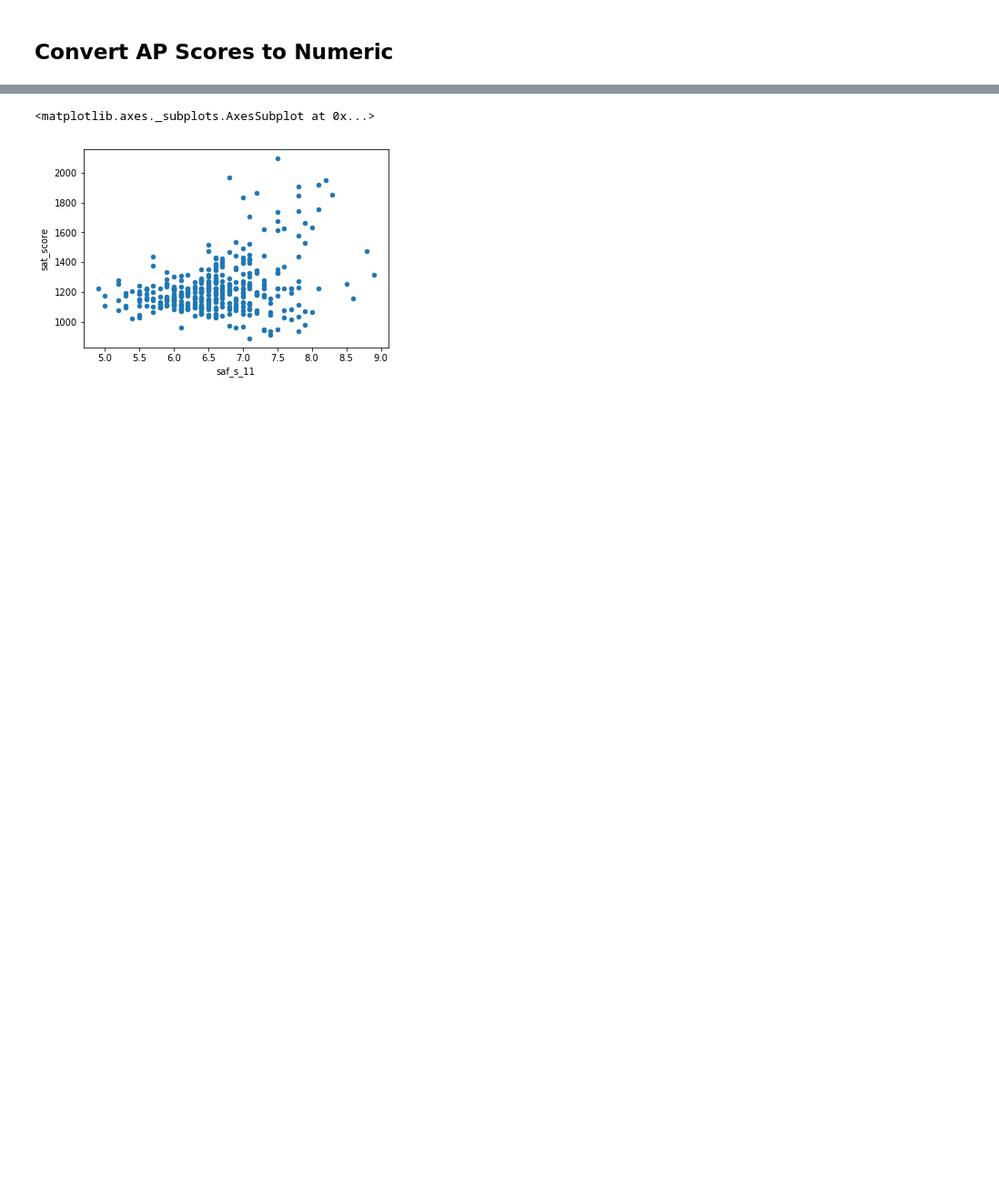
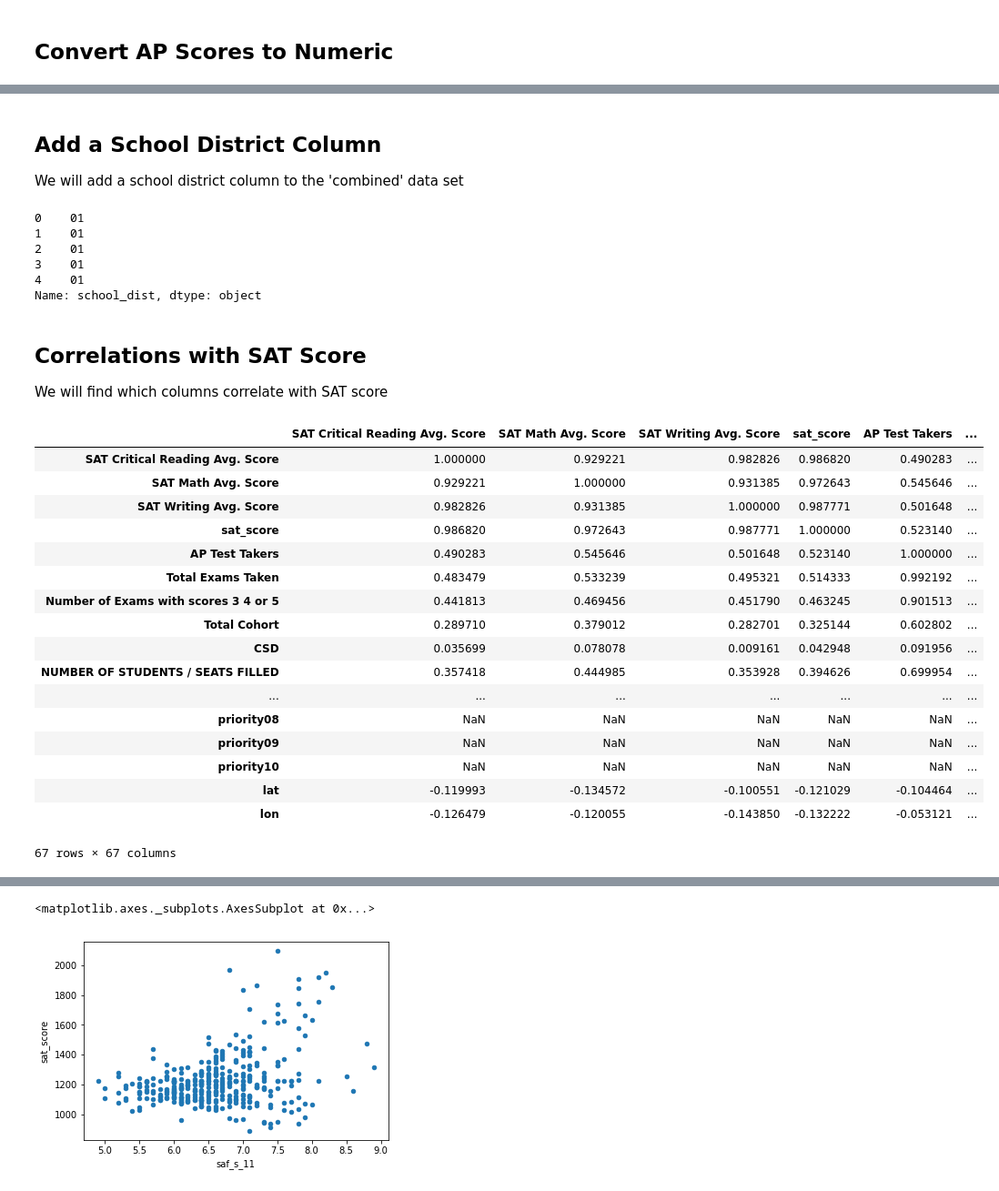
Before and after one commit to ChrisJESmith/DataScience-Projects, a Jupyter notebook: Project 06 - Analysing NYC High School Data.ipynb, the cells around one changed output, grey strips where cells are left out. Shown at 91% size. Drawn from its saved outputs; the diff is of its cells as text; code cells hidden in the pictures; blank space fills up the shorter version.

```diff
--- a/Project 06 - Analysing NYC High School Data.ipynb
+++ b/Project 06 - Analysing NYC High School Data.ipynb
@@ -231,0 +101,14 @@ print(data["graduation"][0:10])
+# %%
+# we will read the above data sets into a dictionary
+# the key for the dictionary will be the name of the file, and its value will be the data set itself
+
+data_files = [
+    "ap_2010.csv",
+    "class_size.csv",
+    "demographics.csv",
+    "graduation.csv",
+    "hs_directory.csv",
+    "sat_results.csv" ]
+
+# create the dictionary
+data = {}
@@ -231,0 +335,3 @@ print(data["graduation"][0:10])
+# %%
+# we will extract the Lat/Lon values from the first row using 'findall' function
+latlon = re.findall("\(.+, .+\)", data["hs_directory"]["Location 1"][1])
@@ -231,0 +343,3 @@ print(data["graduation"][0:10])
+# %%
+# now we will extract just the 'lat' value and remove the brackets
+lat = latlon[0].split(",")[0].replace("(", "")
@@ -361,0 +571,4 @@ combined.corr()["sat_score"][survey_fields].plot.bar()
+# %% [markdown]
+## Add a School District Column
+
+We will add a school district column to the 'combined' data set
@@ -361,0 +582,39 @@ combined.corr()["sat_score"][survey_fields].plot.bar()
+# %%
+# check the new column
+combined["school_dist"].head()
+# %% [output]
+0    01
+1    01
+2    01
+3    01
+4    01
+Name: school_dist, dtype: object
+# %% [markdown]
+## Correlations with SAT Score
+
+We will find which columns correlate with SAT score
+# %%
+# create a correlation matrix for all columns in the 'combined' data set
+correlations = combined.corr()
+
+# show the matrix of correlations
+correlations
+# %% [output]
+|  | SAT Critical Reading Avg. Score | SAT Math Avg. Score | SAT Writing Avg. Score | sat_score | AP Test Takers | ... |
+| SAT Critical Reading Avg. Score | 1.000000 | 0.929221 | 0.982826 | 0.986820 | 0.490283 | ... |
+| SAT Math Avg. Score | 0.929221 | 1.000000 | 0.931385 | 0.972643 | 0.545646 | ... |
+| SAT Writing Avg. Score | 0.982826 | 0.931385 | 1.000000 | 0.987771 | 0.501648 | ... |
+| sat_score | 0.986820 | 0.972643 | 0.987771 | 1.000000 | 0.523140 | ... |
+| AP Test Takers | 0.490283 | 0.545646 | 0.501648 | 0.523140 | 1.000000 | ... |
+| Total Exams Taken | 0.483479 | 0.533239 | 0.495321 | 0.514333 | 0.992192 | ... |
+| Number of Exams with scores 3 4 or 5 | 0.441813 | 0.469456 | 0.451790 | 0.463245 | 0.901513 | ... |
+| Total Cohort | 0.289710 | 0.379012 | 0.282701 | 0.325144 | 0.602802 | ... |
+| CSD | 0.035699 | 0.078078 | 0.009161 | 0.042948 | 0.091956 | ... |
+| NUMBER OF STUDENTS / SEATS FILLED | 0.357418 | 0.444985 | 0.353928 | 0.394626 | 0.699954 | ... |
+| ... | ... | ... | ... | ... | ... | ... |
+| priority08 | NaN | NaN | NaN | NaN | NaN | ... |
+| priority09 | NaN | NaN | NaN | NaN | NaN | ... |
+| priority10 | NaN | NaN | NaN | NaN | NaN | ... |
+| lat | -0.119993 | -0.134572 | -0.100551 | -0.121029 | -0.104464 | ... |
+| lon | -0.126479 | -0.120055 | -0.143850 | -0.132222 | -0.053121 | ... |
+67 rows × 67 columns
```
Also changed, not shown: parts of 141 cells of this notebook.
